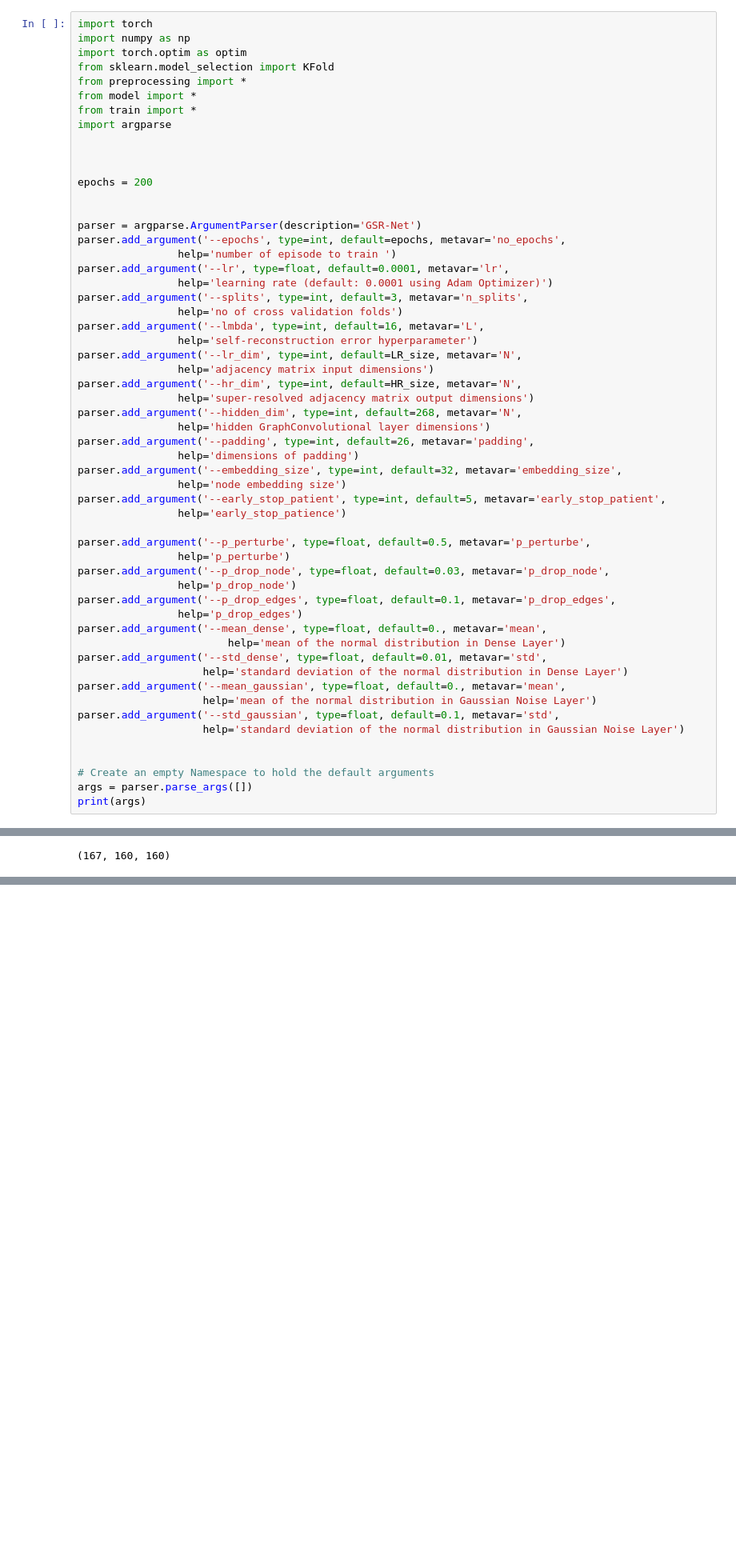
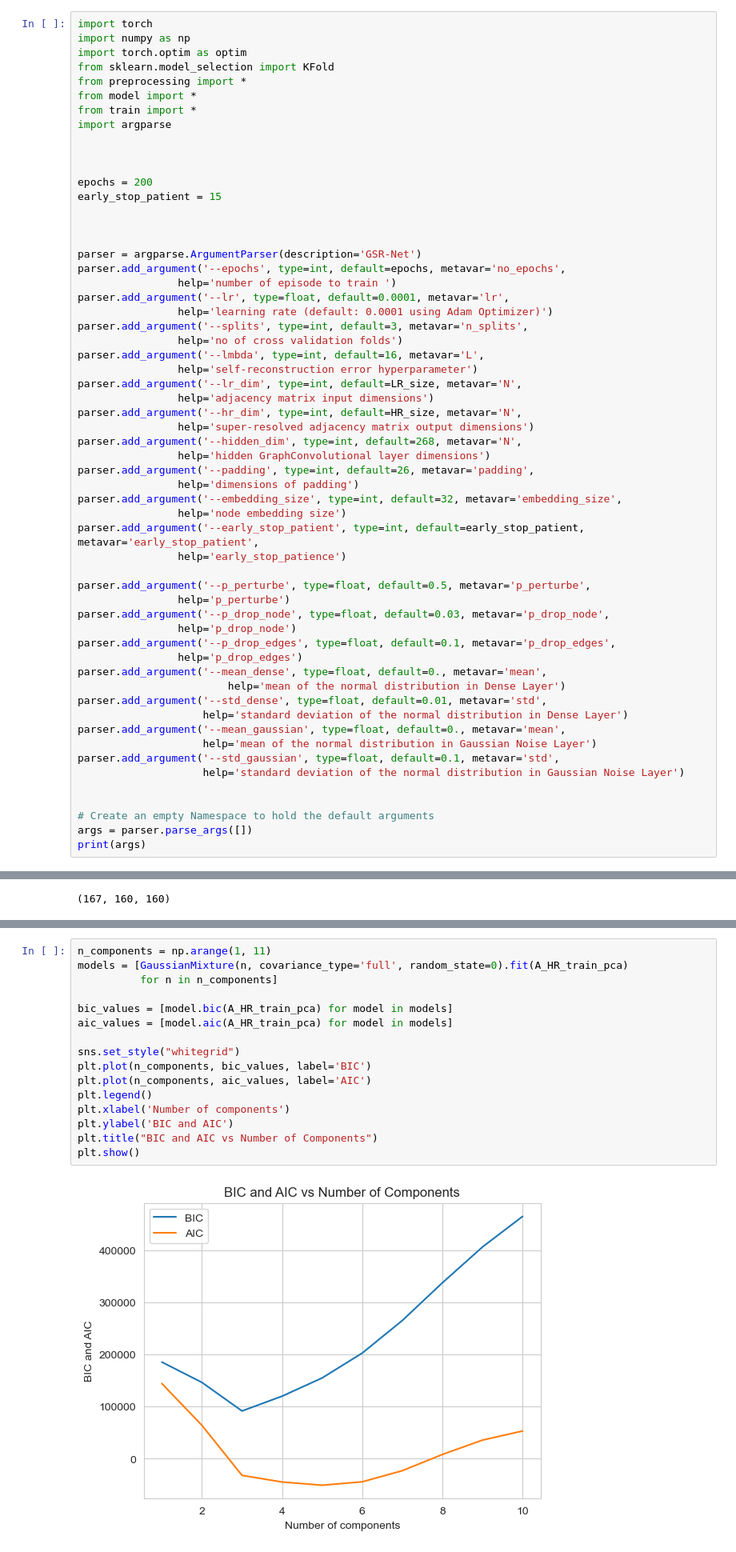
Before and after one commit to Jack47744/graph_super_resolution, a Jupyter notebook: gsr_net/Initial_GSR.ipynb, the cells around one changed output, grey strips where cells are left out. Shown at 80% size. Drawn from its saved outputs; the diff is of its cells as text; blank space fills up the shorter version.

```diff
--- a/gsr_net/Initial_GSR.ipynb
+++ b/gsr_net/Initial_GSR.ipynb
@@ -111,6 +118,8 @@ import argparse
 
 
 epochs = 200
+early_stop_patient = 15
+
 
 
 parser = argparse.ArgumentParser(description='GSR-Net')
@@ -132,7 +141,7 @@ parser.add_argument('--padding', type=int, default=26, metavar='padding',
                 help='dimensions of padding')
 parser.add_argument('--embedding_size', type=int, default=32, metavar='embedding_size',
                 help='node embedding size')
-parser.add_argument('--early_stop_patient', type=int, default=5, metavar='early_stop_patient',
+parser.add_argument('--early_stop_patient', type=int, default=early_stop_patient, metavar='early_stop_patient',
                 help='early_stop_patience')
 
 parser.add_argument('--p_perturbe', type=float, default=0.5, metavar='p_perturbe',
@@ -514,0 +723,18 @@ return_model = train_gan(
+# %%
+n_components = np.arange(1, 11)
+models = [GaussianMixture(n, covariance_type='full', random_state=0).fit(A_HR_train_pca)
+          for n in n_components]
+
+bic_values = [model.bic(A_HR_train_pca) for model in models]
+aic_values = [model.aic(A_HR_train_pca) for model in models]
+
+sns.set_style("whitegrid")
+plt.plot(n_components, bic_values, label='BIC')
+plt.plot(n_components, aic_values, label='AIC')
+plt.legend()
+plt.xlabel('Number of components')
+plt.ylabel('BIC and AIC')
+plt.title("BIC and AIC vs Number of Components")
+plt.show()
+# %% [output]
+[figure, added]
```
Also changed, not shown: parts of 31 cells of this notebook.
